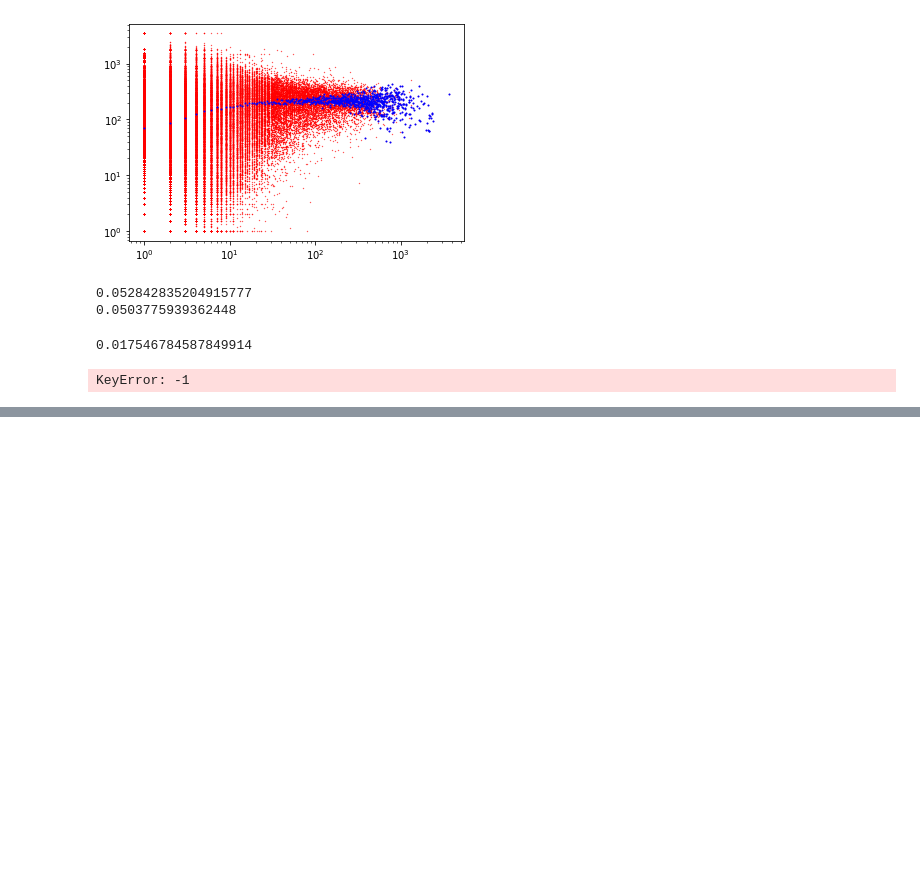
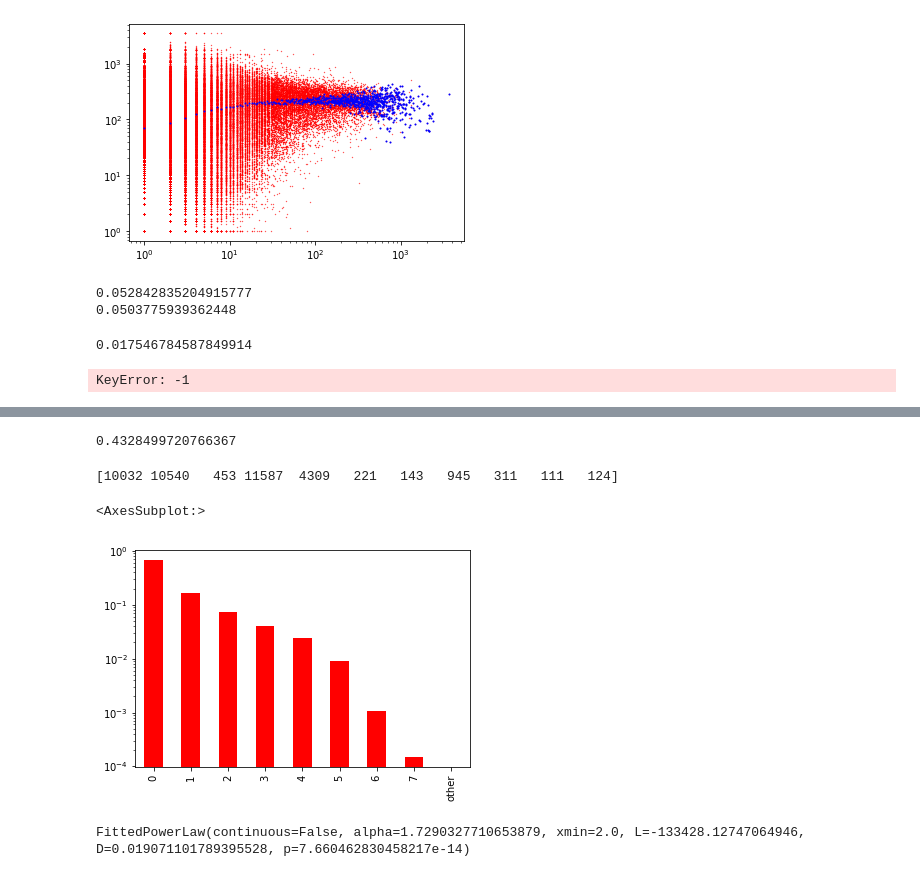
Before and after one commit to arkaprabha10/Social-Network-Analysis, a Jupyter notebook: trial epinion.ipynb, the cells around one changed output, grey strips where cells are left out. Cells and saved outputs as stored; diff of their text form; code cells hidden in the pictures; blank space fills up the shorter version.

```diff
--- a/trial epinion.ipynb
+++ b/trial epinion.ipynb
@@ -185,0 +295,30 @@ KeyError: -1
+# %%
+community_louvain.modularity(communities,scc2)
+# %% [output]
+0.4328499720766367
+# %%
+print(sizes)
+# %% [output]
+[10032 10540   453 11587  4309   221   143   945   311   111   124]
+# %%
+import math
+pos = Stats['Outdegree'][Stats['Outdegree'] != 0]
+pos = pos.transform(lambda x: math.floor(math.log(x)) )
+
+prob = pos.value_counts(normalize=True)
+threshold = 0.0001
+mask = prob > threshold
+tail_prob = prob.loc[~mask].sum()
+prob = prob.loc[mask]
+prob['other'] = tail_prob
+prob.plot(kind='bar',log=True,color='r')
+# %% [output]
+<AxesSubplot:>
+[figure, added]
+# %%
+import math
+import igraph
+pos = Stats['Outdegree'][Stats['Outdegree'] != 0]
+igraph.power_law_fit(pos)
+# %% [output]
+FittedPowerLaw(continuous=False, alpha=1.7290327710653879, xmin=2.0, L=-133428.12747064946, D=0.019071101789395528, p=7.660462830458217e-14)
```
Also changed, not shown: parts of 13 cells of this notebook.
